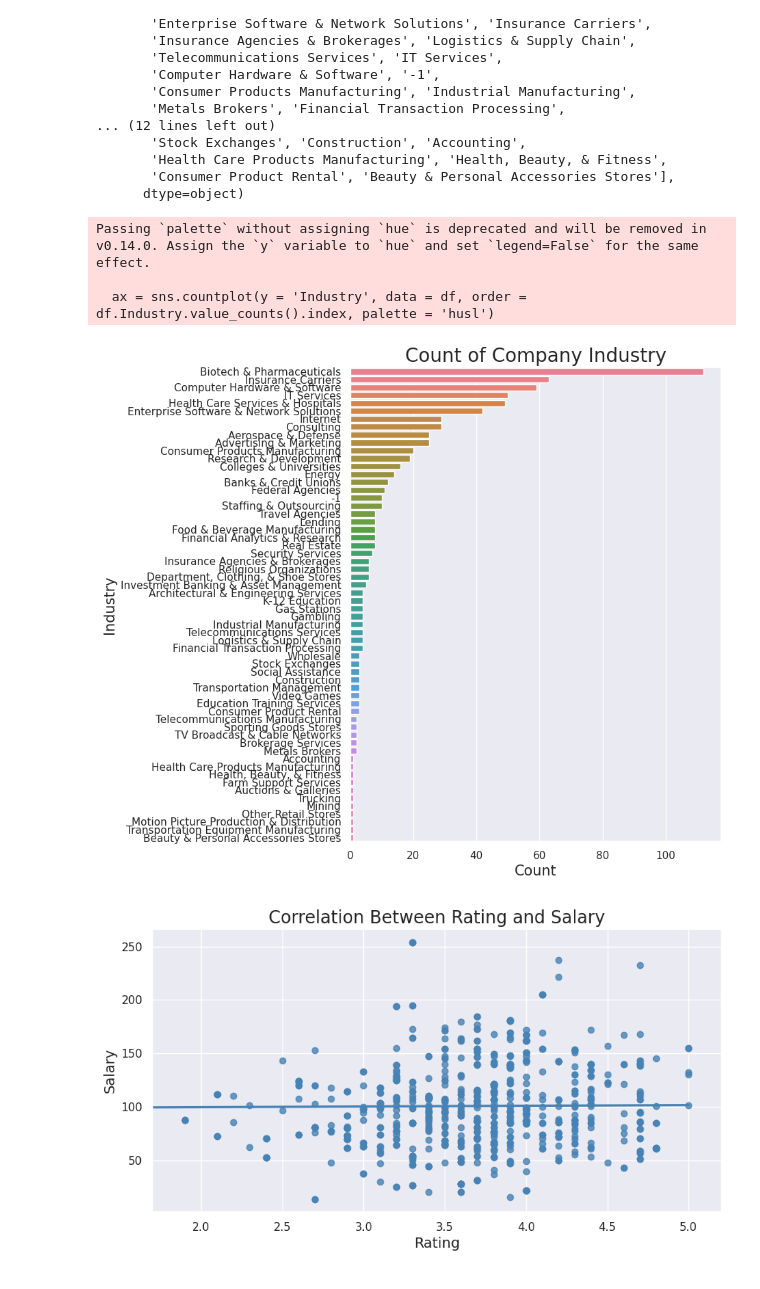
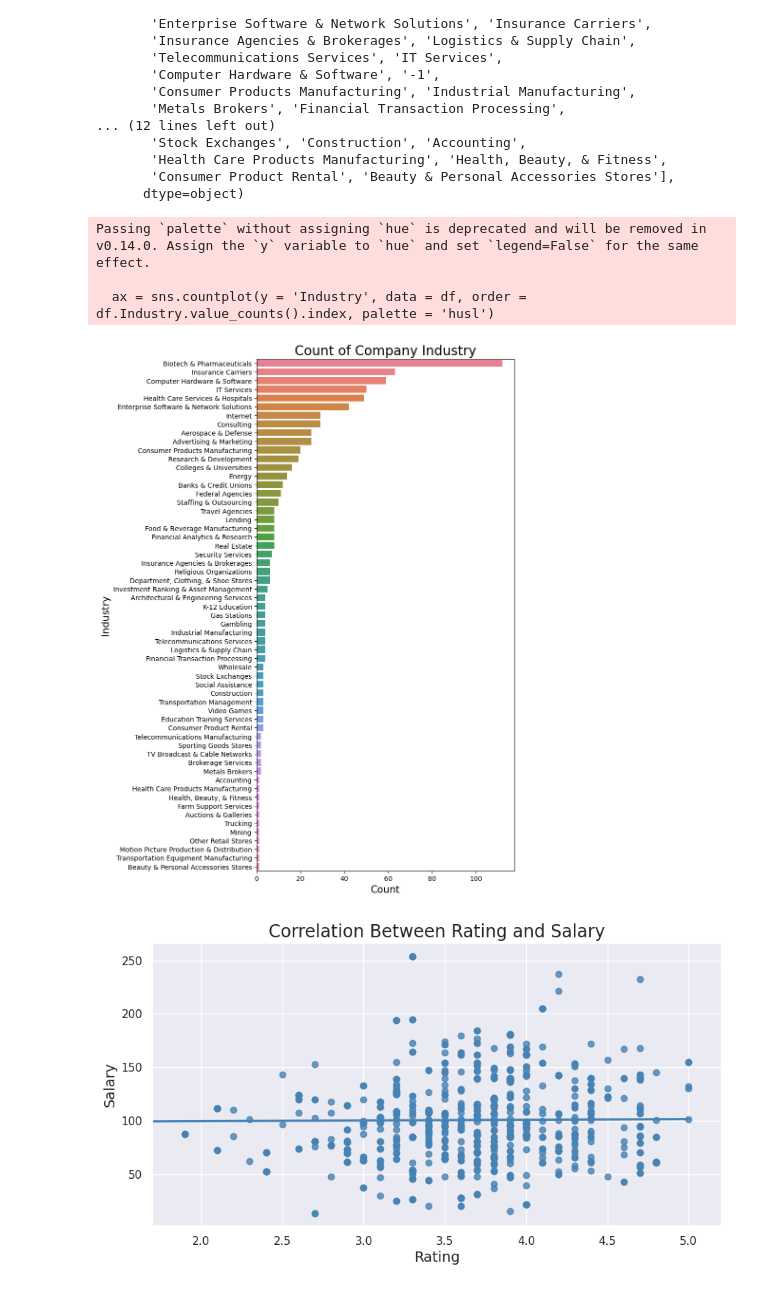
Before and after one commit to haroon10725/Glassdoor-job-salary-predictor, a Jupyter notebook: EDA_s.ipynb, the cells around one changed output. Drawn from its saved outputs; the diff is of its cells as text; code cells hidden in the pictures.

```diff
--- a/EDA_s.ipynb
+++ b/EDA_s.ipynb
@@ -96,6 +96,7 @@ plt.show()
 # %% [output]
 [figure]
 # %%
+df = df[df['Industry'] != '-1']
 fig = plt.figure(figsize = (13, 4))
 
 plot_order = df.groupby(['Industry'])['avg_salary'].mean().sort_values(ascending = False).index.values
@@ -246,6 +247,7 @@ array(['501 to 1000 employees', '10000+ employees',
 # %%
 df['Size'].replace(np.nan, 'Unknown', inplace = True)
 # %%
+df = df[df['Size'] != 'unknown']
 ax = sns.countplot(y = 'Size', data = df, order = df.Size.value_counts().index, palette = 'husl')
 plt.title('Size of Company Count', fontsize = 20)
 plt.xlabel('Count', fontsize = 15)
@@ -278,19 +280,19 @@ array(['Aerospace & Defense', 'Health Care Services & Hospitals',
        'Consumer Product Rental', 'Beauty & Personal Accessories Stores'],
       dtype=object)
 # %%
-plt.figure(figsize=(7,9))
+plt.figure(figsize=(7,14))
 
 ax = sns.countplot(y = 'Industry', data = df, order = df.Industry.value_counts().index, palette = 'husl')
 plt.title('Count of Company Industry', fontsize = 20)
 plt.xlabel('Count', fontsize = 15)
 plt.ylabel('Industry', fontsize = 15)
 
 plt.show()
 # %% [output]
 Passing `palette` without assigning `hue` is deprecated and will be removed in v0.14.0. Assign the `y` variable to `hue` and set `legend=False` for the same effect.
 
   ax = sns.countplot(y = 'Industry', data = df, order = df.Industry.value_counts().index, palette = 'husl')
-[figure, old version]
+[figure, new version]
 # %%
 fig = plt.figure(figsize = (10, 5))
 
```
Also changed, not shown: parts of 5 cells of this notebook.
